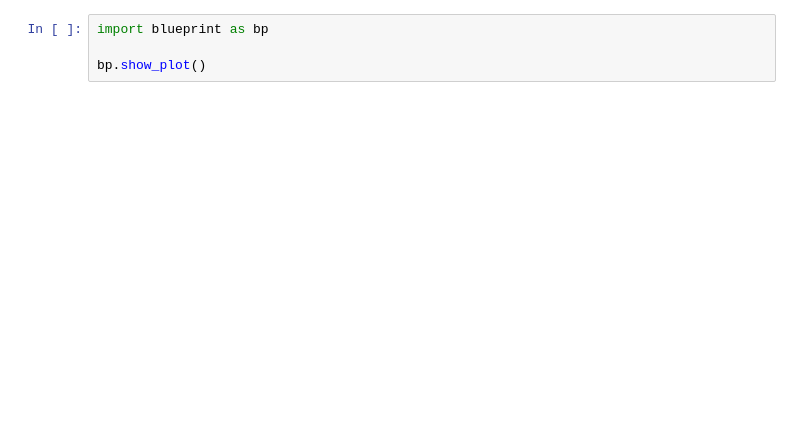
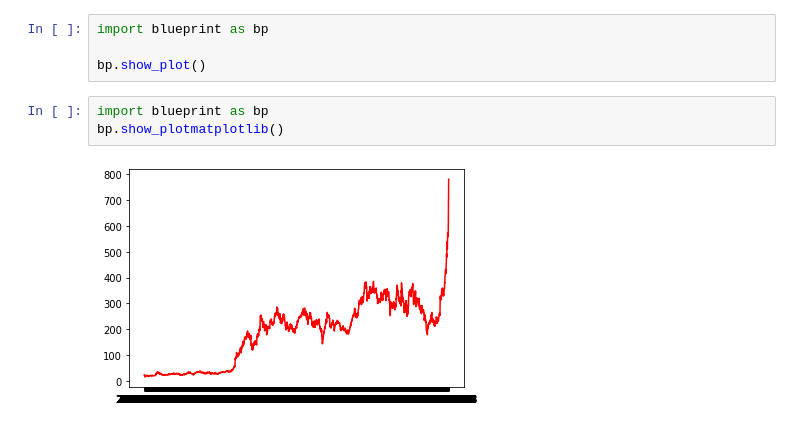
Before and after one commit to segfal/samplestockspecs, a Jupyter notebook: main.ipynb, the cells around one changed output. Cells and saved outputs as stored; diff of their text form; blank space fills up the shorter version.

```diff
--- a/main.ipynb
+++ b/main.ipynb
@@ -2,3 +2,8 @@
 import blueprint as bp
 
 bp.show_plot()
+# %%
+import blueprint as bp
+bp.show_plotmatplotlib()
+# %% [output]
+[figure, added]
```
Also changed, not shown: 1 other file.
